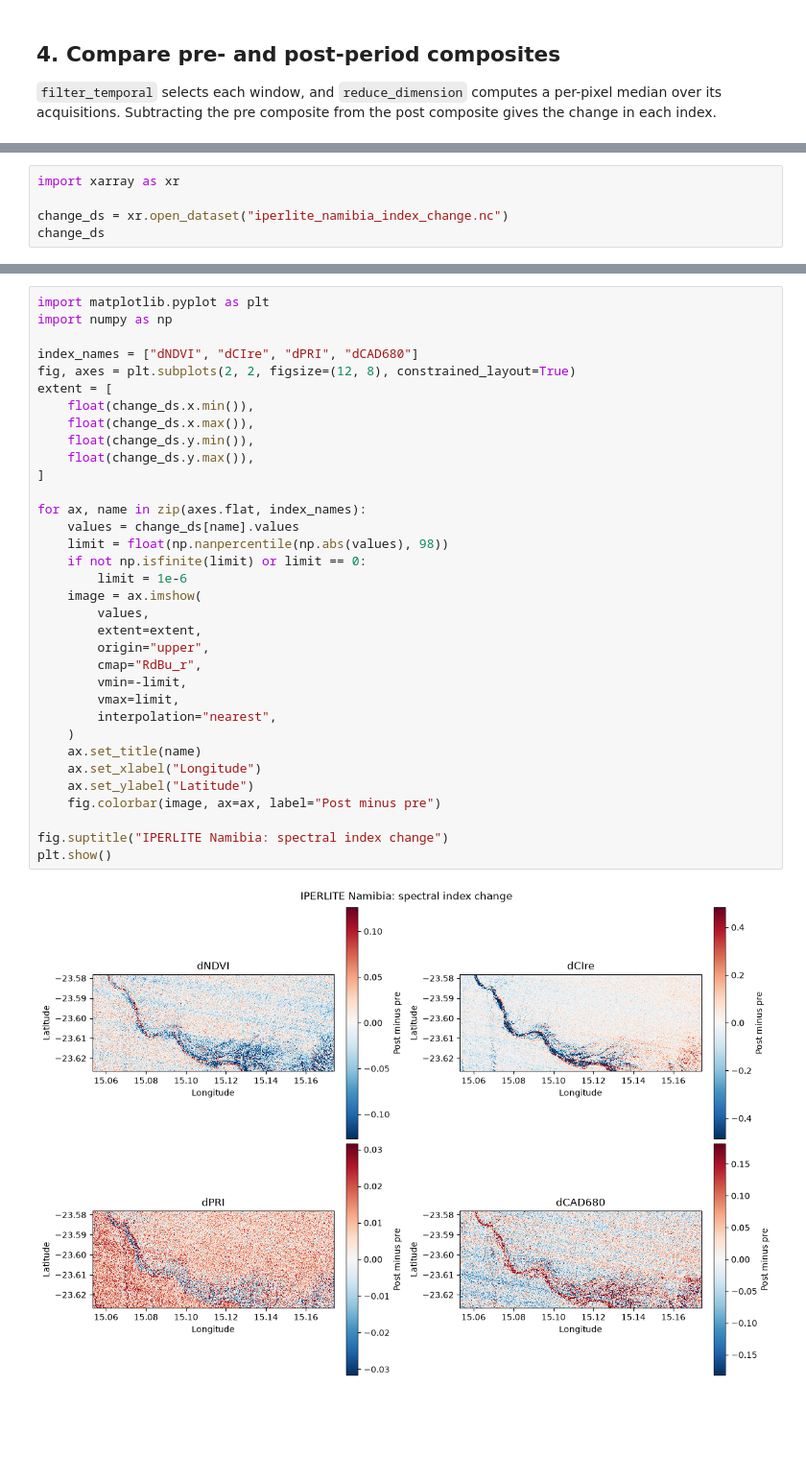
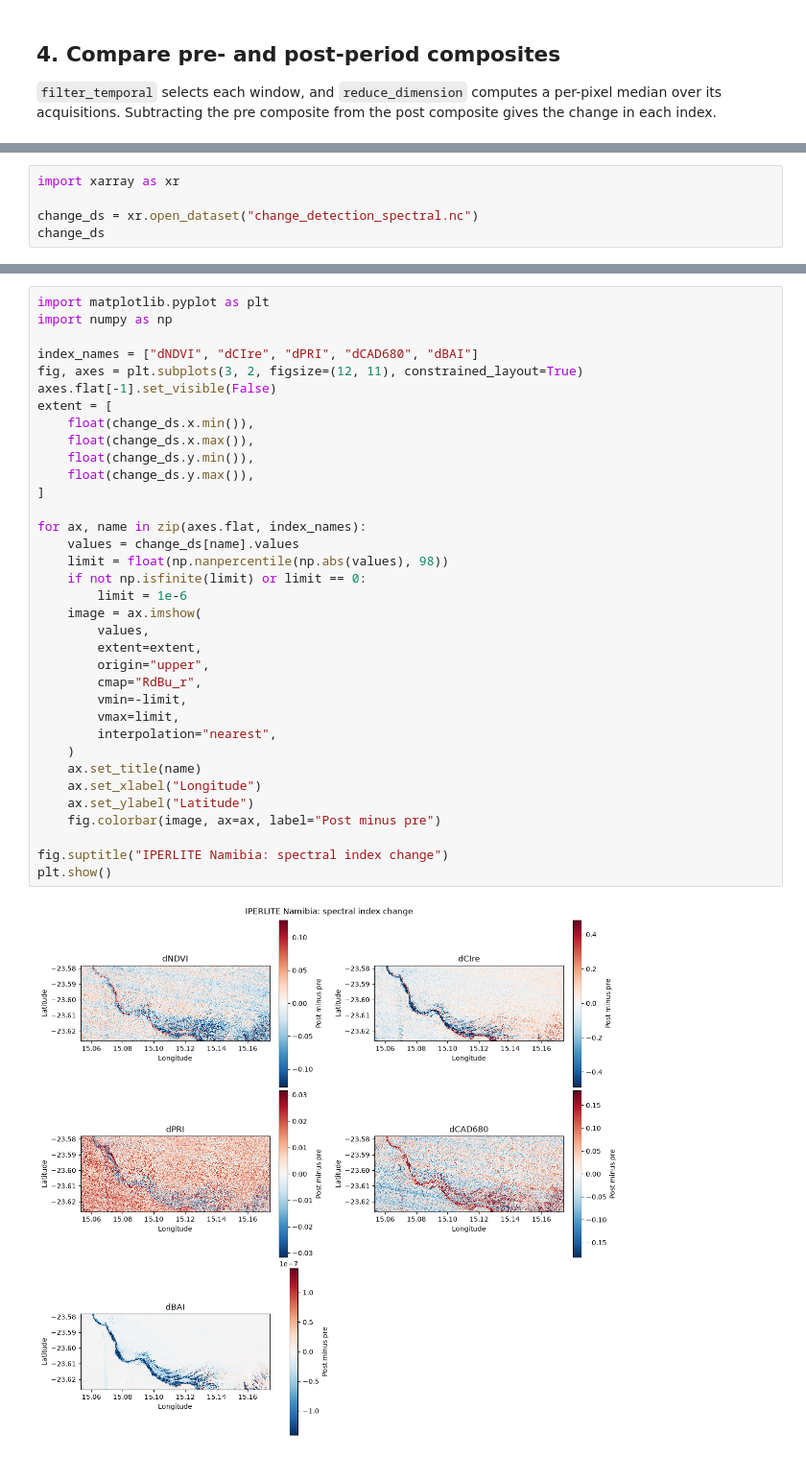
Before and after one commit to Open-EO/openeo-community-examples, a Jupyter notebook: python/20_data-discovery/iperlite/iperlite-wildfire.ipynb, the cells around one changed output, grey strips where cells are left out. Shown at 96% size. Saved outputs shown, nothing was run; the diff lists cells and outputs as text; blank space fills up the shorter version.

```diff
--- a/python/20_data-discovery/iperlite/iperlite-wildfire.ipynb
+++ b/python/20_data-discovery/iperlite/iperlite-wildfire.ipynb
@@ -154,6 +169,6 @@ The `d` prefix means post minus pre. A negative `dCAD680`, for example, indicate
 # %%
 import xarray as xr
 
-change_ds = xr.open_dataset("iperlite_namibia_index_change.nc")
+change_ds = xr.open_dataset("change_detection_spectral.nc")
 change_ds
 # %% [output]
@@ -177,38 +193,39 @@ Attributes:
 import matplotlib.pyplot as plt
 import numpy as np
 
-index_names = ["dNDVI", "dCIre", "dPRI", "dCAD680"]
-fig, axes = plt.subplots(2, 2, figsize=(12, 8), constrained_layout=True)
+index_names = ["dNDVI", "dCIre", "dPRI", "dCAD680", "dBAI"]
+fig, axes = plt.subplots(3, 2, figsize=(12, 11), constrained_layout=True)
+axes.flat[-1].set_visible(False)
 extent = [
     float(change_ds.x.min()),
     float(change_ds.x.max()),
     float(change_ds.y.min()),
     float(change_ds.y.max()),
 ]
 
 for ax, name in zip(axes.flat, index_names):
     values = change_ds[name].values
     limit = float(np.nanpercentile(np.abs(values), 98))
     if not np.isfinite(limit) or limit == 0:
         limit = 1e-6
     image = ax.imshow(
         values,
         extent=extent,
         origin="upper",
         cmap="RdBu_r",
         vmin=-limit,
         vmax=limit,
         interpolation="nearest",
     )
     ax.set_title(name)
     ax.set_xlabel("Longitude")
     ax.set_ylabel("Latitude")
     fig.colorbar(image, ax=ax, label="Post minus pre")
 
 fig.suptitle("IPERLITE Namibia: spectral index change")
 plt.show()
 # %% [output]
-[figure, old version]
+[figure, new version]
 # %% [markdown]
 ## Conclusion
 
```
Also changed, not shown: parts of 10 cells of this notebook.
